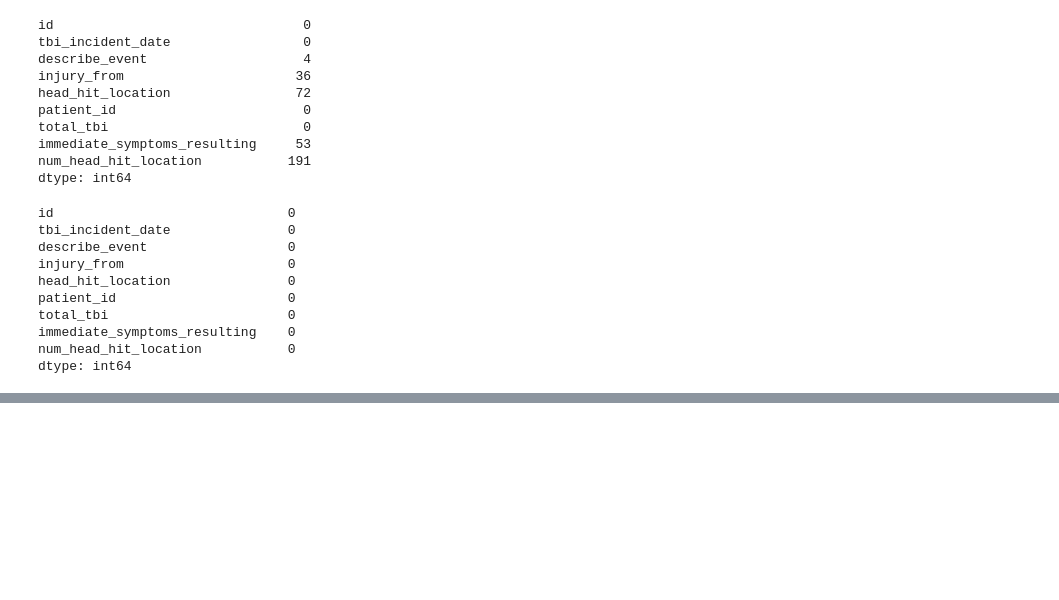
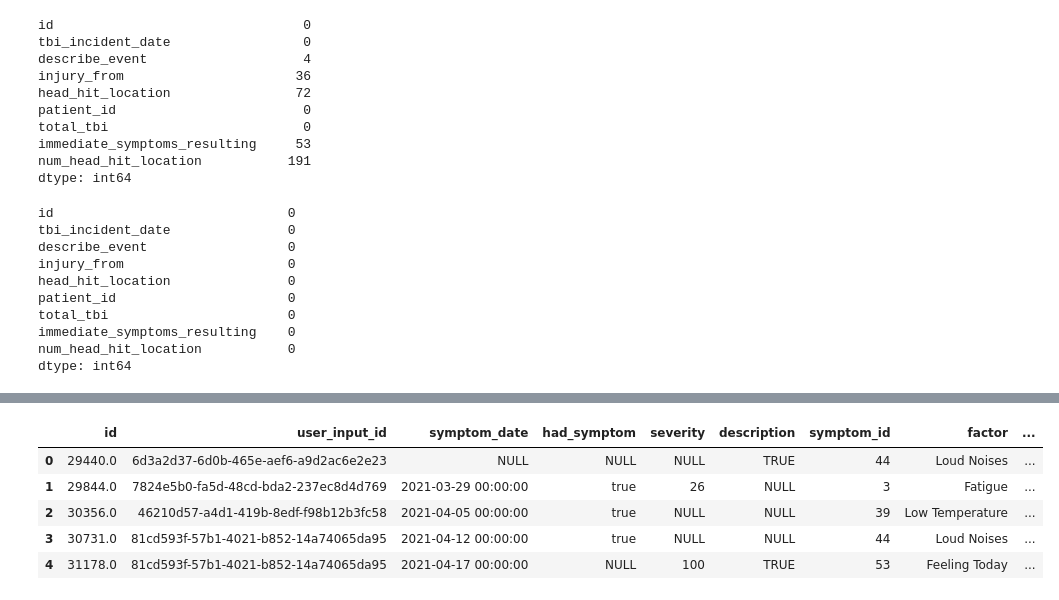
Before and after one commit to rohit180497/Power-of-Patients-Capstone, a Jupyter notebook: notebooks/1.1 data_cleaning.ipynb, the cells around one changed output, grey strips where cells are left out. Drawn from its saved outputs; the diff is of its cells as text; code cells hidden in the pictures; blank space fills up the shorter version.

Commit message:
data cleaning done

```diff
--- a/notebooks/1.1 data_cleaning.ipynb
+++ b/notebooks/1.1 data_cleaning.ipynb
@@ -246,0 +249,4 @@ tbi_inc.to_csv('../data/tbi_incident_data.csv', index=False)
+# %%
+test_nrf = db_ops.query_data("select * from new_resulting_factors")
+test_nrf.head()
+# %% [output]
@@ -246,0 +254,6 @@ tbi_inc.to_csv('../data/tbi_incident_data.csv', index=False)
+|  | id | user_input_id | symptom_date | had_symptom | severity | description | symptom_id | factor | ... |
+| 0 | 29440.0 | 6d3a2d37-6d0b-465e-aef6-a9d2ac6e2e23 | NULL | NULL | NULL | TRUE | 44 | Loud Noises | ... |
+| 1 | 29844.0 | 7824e5b0-fa5d-48cd-bda2-237ec8d4d769 | 2021-03-29 00:00:00 | true | 26 | NULL | 3 | Fatigue | ... |
+| 2 | 30356.0 | 46210d57-a4d1-419b-8edf-f98b12b3fc58 | 2021-04-05 00:00:00 | true | NULL | NULL | 39 | Low Temperature | ... |
+| 3 | 30731.0 | 81cd593f-57b1-4021-b852-14a74065da95 | 2021-04-12 00:00:00 | true | NULL | NULL | 44 | Loud Noises | ... |
+| 4 | 31178.0 | 81cd593f-57b1-4021-b852-14a74065da95 | 2021-04-17 00:00:00 | NULL | 100 | TRUE | 53 | Feeling Today | ... |
```
Also changed, not shown: parts of 6 cells of this notebook, 11 other files.
